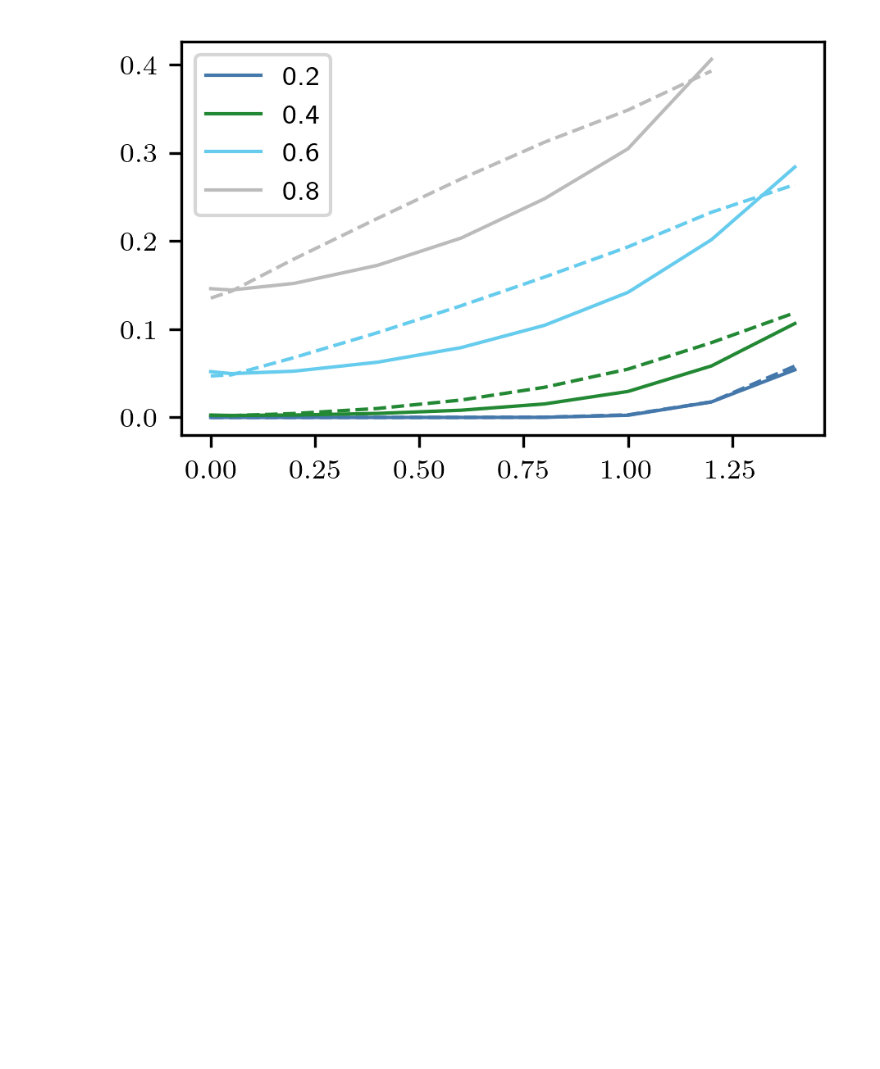
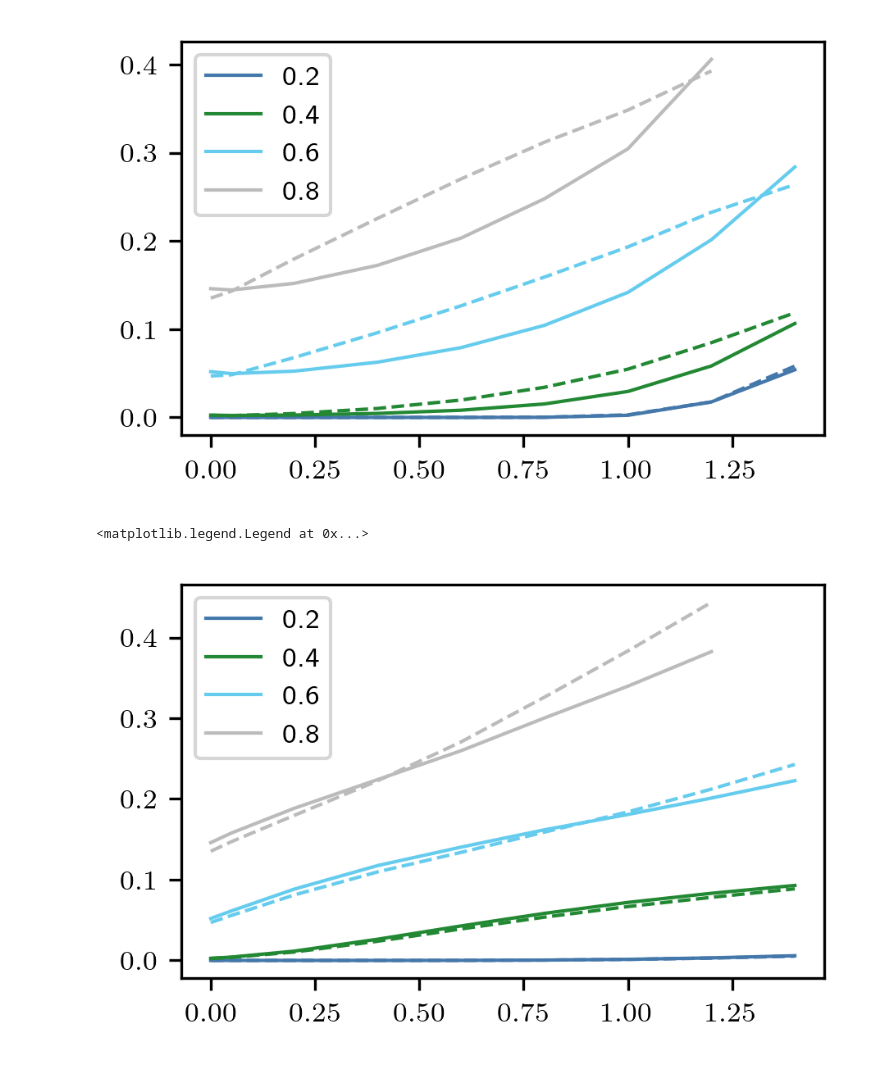
Before and after one commit to NilsToAn/overdampedDelayHarmonicOscillator, a Jupyter notebook: paper/cusp_rate.ipynb, the cells around one changed output. Drawn from its saved outputs; the diff is of its cells as text; code cells hidden in the pictures; blank space fills up the shorter version.

```diff
--- a/paper/cusp_rate.ipynb
+++ b/paper/cusp_rate.ipynb
@@ -324,10 +412,27 @@ plt.legend()
 [figure]
 # %%
 for i in range(0, len(s_s), 2):
-    plt.plot(ltaus, both_num_rate[0][i, :, 0], ls="-", color=f"C{i}", label=round(s_s[i], 2))
+    plt.plot(
+        ltaus, both_num_rate[0][i, :, 0], ls="-", color=f"C{i}", label=round(s_s[i], 2)
+    )
     plt.plot(ltaus, both_num_rate[1][i, :, 0], ls="--", color=f"C{i}")
 plt.legend()
 # plt.yscale('log')
 # %% [output]
 <matplotlib.legend.Legend at 0x...>
 [figure]
+# %%
+for i in range(0, len(s_s), 2):
+    plt.plot(
+        ltaus,
+        both_num_rate_st[0][i, :, 0],
+        ls="-",
+        color=f"C{i}",
+        label=round(s_s[i], 2),
+    )
+    plt.plot(ltaus, both_num_rate_st[1][i, :, 0], ls="--", color=f"C{i}")
+plt.legend()
+# plt.yscale('log')
+# %% [output]
+<matplotlib.legend.Legend at 0x...>
+[figure, added]
```
Also changed, not shown: parts of 9 cells of this notebook, 3 other files.
